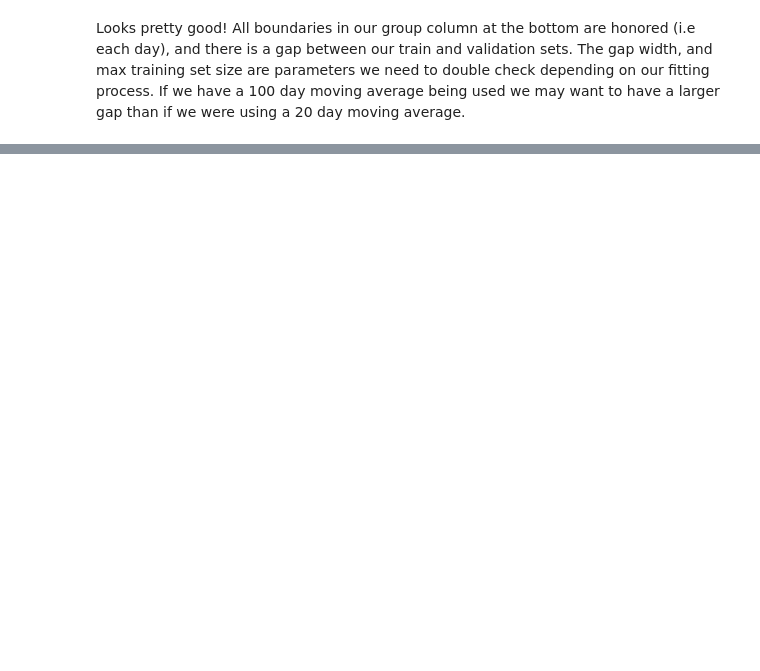
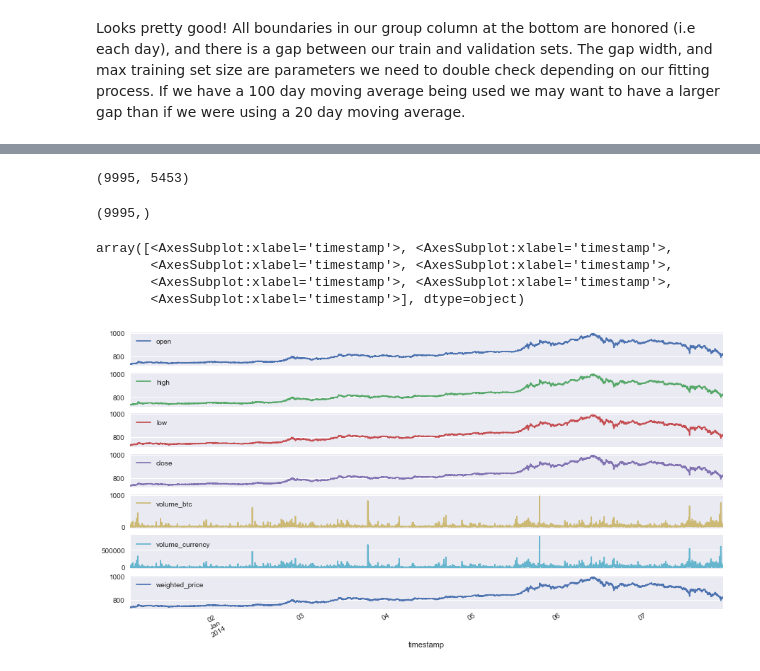
Before and after one commit to dbandrews/bitcoin-trading, a Jupyter notebook: pricing_analysis.ipynb, the cells around one changed output, grey strips where cells are left out. Cells and saved outputs as stored; diff of their text form; code cells hidden in the pictures; blank space fills up the shorter version.

```diff
--- a/pricing_analysis.ipynb
+++ b/pricing_analysis.ipynb
@@ -352,0 +549,8 @@ Looks pretty good! All boundaries in our group column at the bottom are honored
+# %%
+x_sample.shape
+# %% [output]
+(9995, 5453)
+# %%
+y_sample.shape
+# %% [output]
+(9995,)
@@ -352,0 +561,8 @@ Looks pretty good! All boundaries in our group column at the bottom are honored
+# %%
+train_df.reset_index().head(10000).plot(x='timestamp', subplots=True)
+# %% [output]
+array([<AxesSubplot:xlabel='timestamp'>, <AxesSubplot:xlabel='timestamp'>,
+       <AxesSubplot:xlabel='timestamp'>, <AxesSubplot:xlabel='timestamp'>,
+       <AxesSubplot:xlabel='timestamp'>, <AxesSubplot:xlabel='timestamp'>,
+       <AxesSubplot:xlabel='timestamp'>], dtype=object)
+[figure, added]
```
Also changed, not shown: parts of 35 cells of this notebook.
